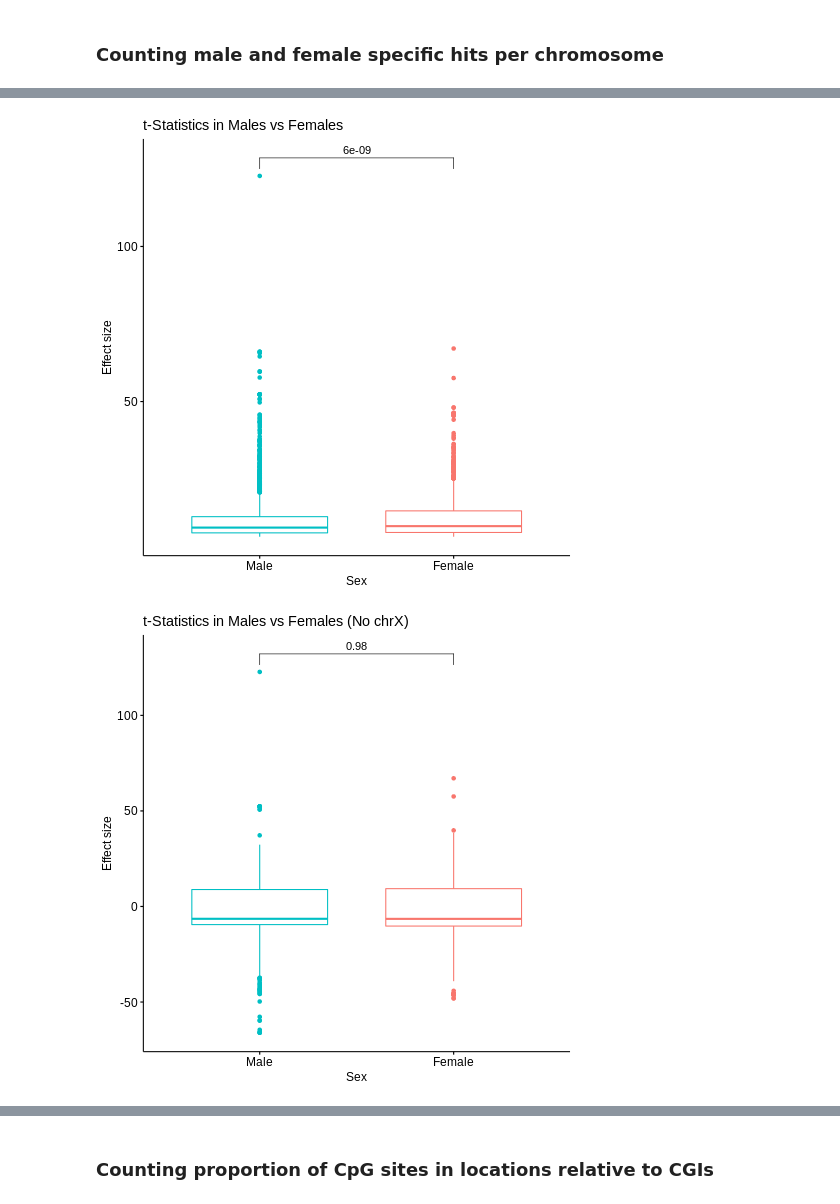
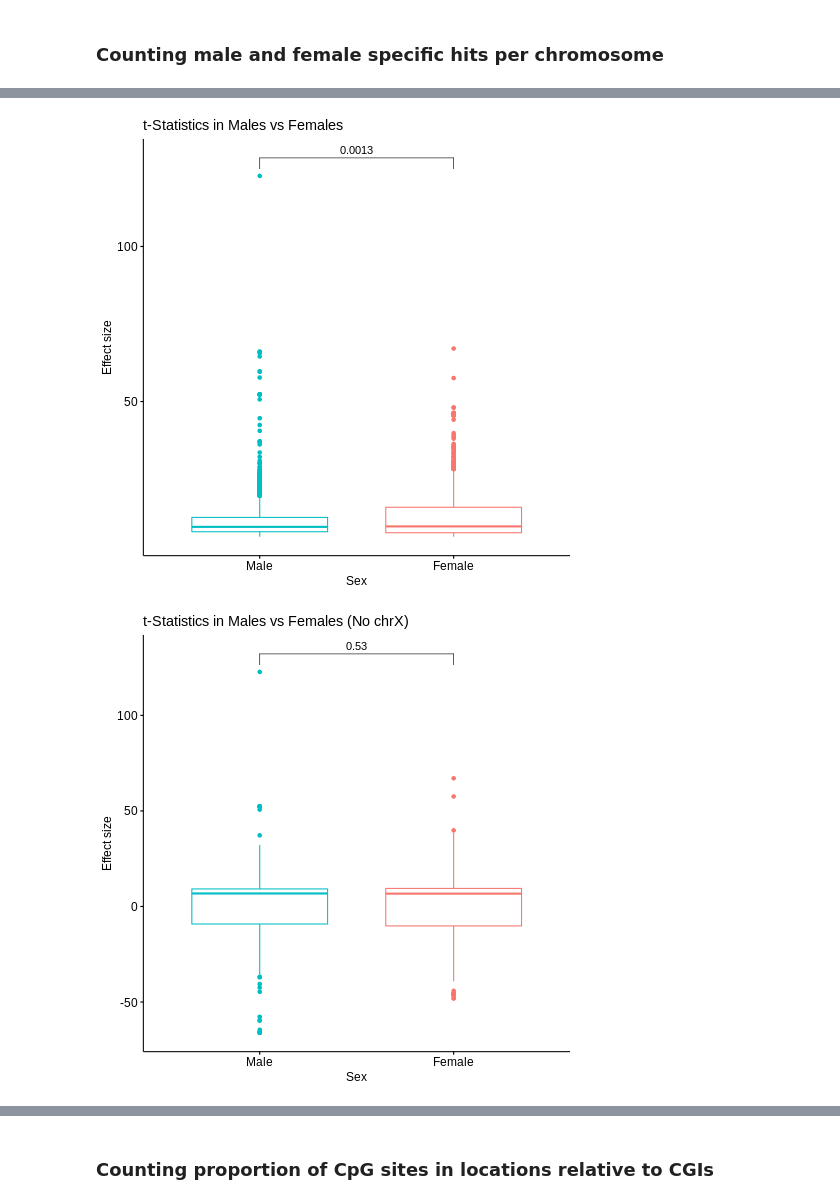
Before and after one commit to wilcas/sex_specific_mQTL, a Jupyter notebook: delahaye_mQTL_analyses/mQTL_meta_analysis.ipynb, the cells around one changed output, grey strips where cells are left out. Drawn from its saved outputs; the diff is of its cells as text; code cells hidden in the pictures.

```diff
--- a/delahaye_mQTL_analyses/mQTL_meta_analysis.ipynb
+++ b/delahaye_mQTL_analyses/mQTL_meta_analysis.ipynb
@@ -336,8 +336,11 @@ sex_interaction_sig_annot = pd.read_csv("../data/sex_interaction_meta_annotated_
 # %% [markdown]
 ### Counting male and female specific hits per chromosome
 # %%
-male_spec = male_sig_annot[male_sig_annot.Probe.isin(sex_interaction_sig_annot.Probe) & male_sig_annot.SNP.isin(sex_interaction_sig_annot.SNP)]
-female_spec = female_sig_annot[female_sig_annot.Probe.isin(sex_interaction_sig_annot.Probe) & female_sig_annot.SNP.isin(sex_interaction_sig_annot.SNP)]
+sex_merge = sex_interaction_sig_annot.set_index(['SNP','Probe'])
+male_merge = male_sig_annot.set_index(['SNP','Probe'])
+female_merge = female_sig_annot.set_index(['SNP','Probe'])
+male_spec = male_merge.reindex(sex_merge.index).dropna(how='all').reset_index()
+female_spec = female_merge.reindex(sex_merge.index).dropna(how='all').reset_index()
 male_count = male_spec.groupby("Chr").size().reset_index()
 female_count = female_spec.groupby("Chr").size().reset_index()
 male_count.columns = ['Chr',"mQTLs"]
@@ -415,4 +418,20 @@ p2 <- ggboxplot(to_plot %>% filter(Chr != 23) %>% mutate(b=abs(b)), x = "Sex", y
     ggtitle("t-Statistics in Males vs Females (No chrX)") +
     scale_colour_manual(values=c("#00bfc4","#f8766d"))
 print(p2)
+
+p1 <- ggboxplot(to_plot %>% filter(Chr == 23), x = "Sex", y = "b",color="Sex") +
+    stat_compare_means(comparisons=list(c("Female","Male"))) +
+    labs(y = "Effect size") +
+    guides(color=FALSE)+
+    ggtitle("t-Statistics in Males vs Females (chrX Only)") +
+    scale_colour_manual(values=c("#00bfc4","#f8766d"))
+print(p1)
+
+p2 <- ggboxplot(to_plot %>% filter(Chr == 23) %>% mutate(b=abs(b)), x = "Sex", y = "b",color="Sex") +
+    stat_compare_means(comparisons=list(c("Female","Male"))) +
+    labs(y = "Effect size") +
+    guides(color=FALSE)+
+    ggtitle("t-Statistics in Males vs Females (chrX Only)") +
+    scale_colour_manual(values=c("#00bfc4","#f8766d"))
+print(p2)
 # %% [output]
@@ -420,2 +439,2 @@ print(p2)
-[figure, old version]
+[figure, new version]
-[figure, old version]
+[figure, new version]
```
Also changed, not shown: parts of 4 cells of this notebook, 7 other files.
